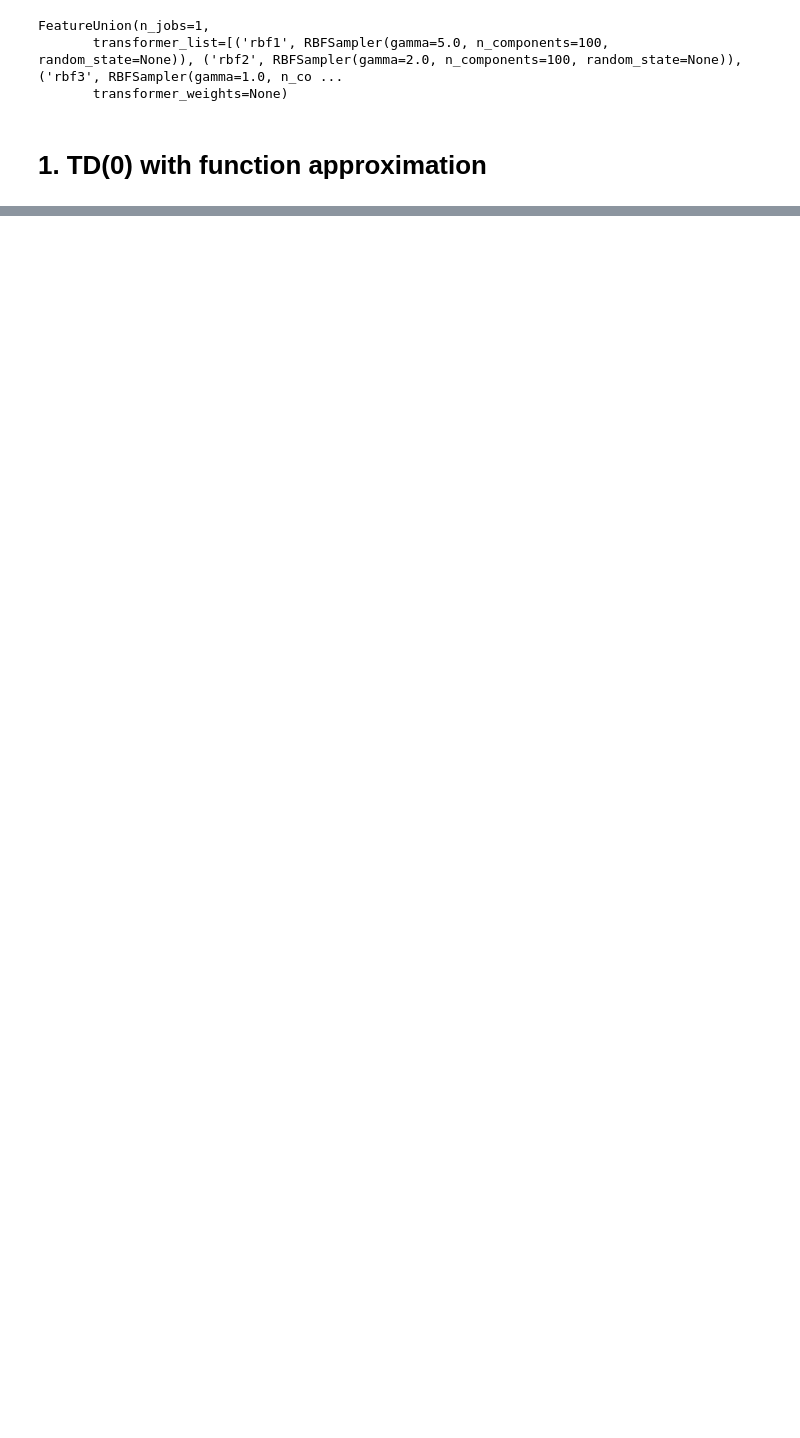
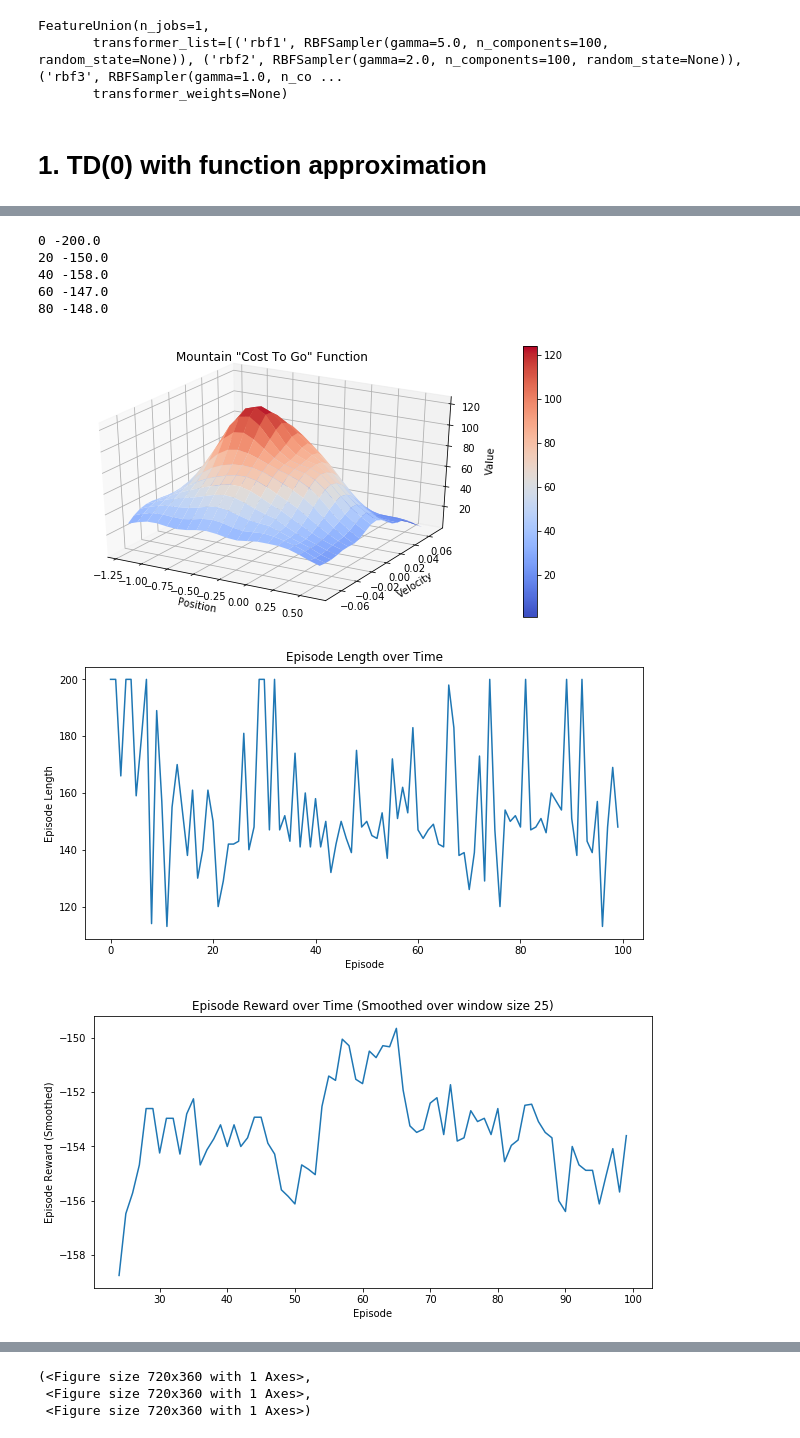
Before and after one commit to wangz10/Reinformcement-Learning, a Jupyter notebook: OpenAI-Gym-playground.ipynb, the cells around one changed output, grey strips where cells are left out. Saved outputs shown, nothing was run; the diff lists cells and outputs as text; code cells hidden in the pictures; blank space fills up the shorter version.

```diff
--- a/OpenAI-Gym-playground.ipynb
+++ b/OpenAI-Gym-playground.ipynb
@@ -197,0 +206,54 @@ plotting.plot_episode_stats(stats, smoothing_window=25)
+# %%
+n_features = 400
+estimator = Q_estimator(n_features, env.action_space.n,
+                        learning_rate=0.01)
+# %%
+n_episodes = 100
+epsilon = 0.1
+gamma = 1
+actions = range(env.action_space.n)
+
+stats = plotting.EpisodeStats(
+    episode_lengths=np.zeros(n_episodes),
+    episode_rewards=np.zeros(n_episodes))
+
+for i in range(n_episodes):
+    state = env.reset()
+    done = False
+    t = 0
+    G = 0 # total return from this episode
+
+    while not done:
+        A_probas = epsilon_greedy_policy_function(state, epsilon, env.action_space.n, estimator)
+        action = np.random.choice(actions, p=A_probas)
+
+        next_state, reward, done, info = env.step(action)
+
+        # TD Target for Q-learning is the max(Q) based on current Q estimator
+        q_values_next = estimator.predict(next_state)
+        td_target = reward + gamma * np.max(q_values_next[0])
+
+        G += reward
+        t += 1
+        # Update Q-value estimator
+        estimator.partial_fit(state, action, td_target)
+        state = next_state
+
+    stats.episode_rewards[i] = G
+    stats.episode_lengths[i] = t
+
+    if i % 20 == 0:
+        print(i, G)
+# %% [output]
+0 -200.0
+20 -150.0
+40 -158.0
+60 -147.0
+80 -148.0
+# %%
+plotting.plot_cost_to_go_mountain_car(env, estimator)
+plotting.plot_episode_stats(stats, smoothing_window=25)
+# %% [output]
+[figure, added]
+[figure, added]
+[figure, added]
@@ -197,0 +261,3 @@ plotting.plot_episode_stats(stats, smoothing_window=25)
+(<Figure size 720x360 with 1 Axes>,
+ <Figure size 720x360 with 1 Axes>,
+ <Figure size 720x360 with 1 Axes>)
```
Also changed, not shown: parts of 6 cells of this notebook.
